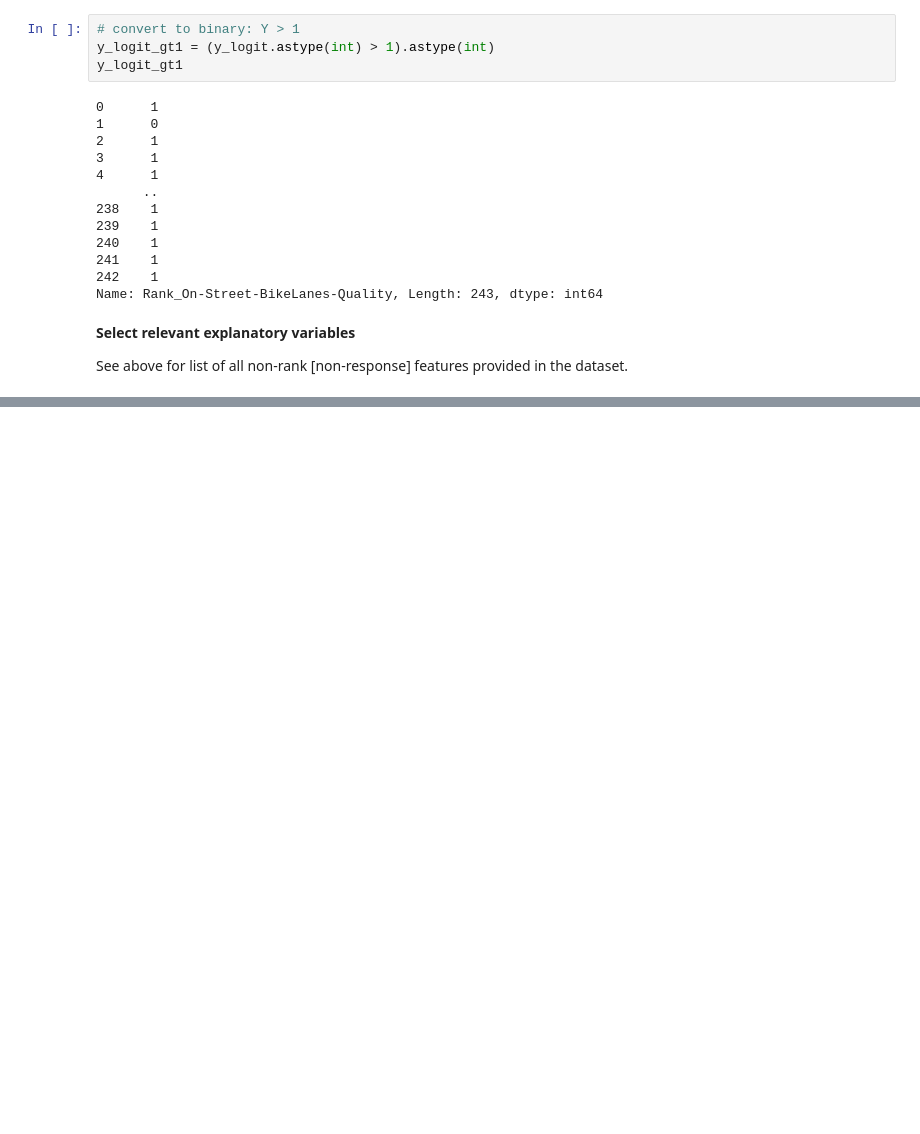
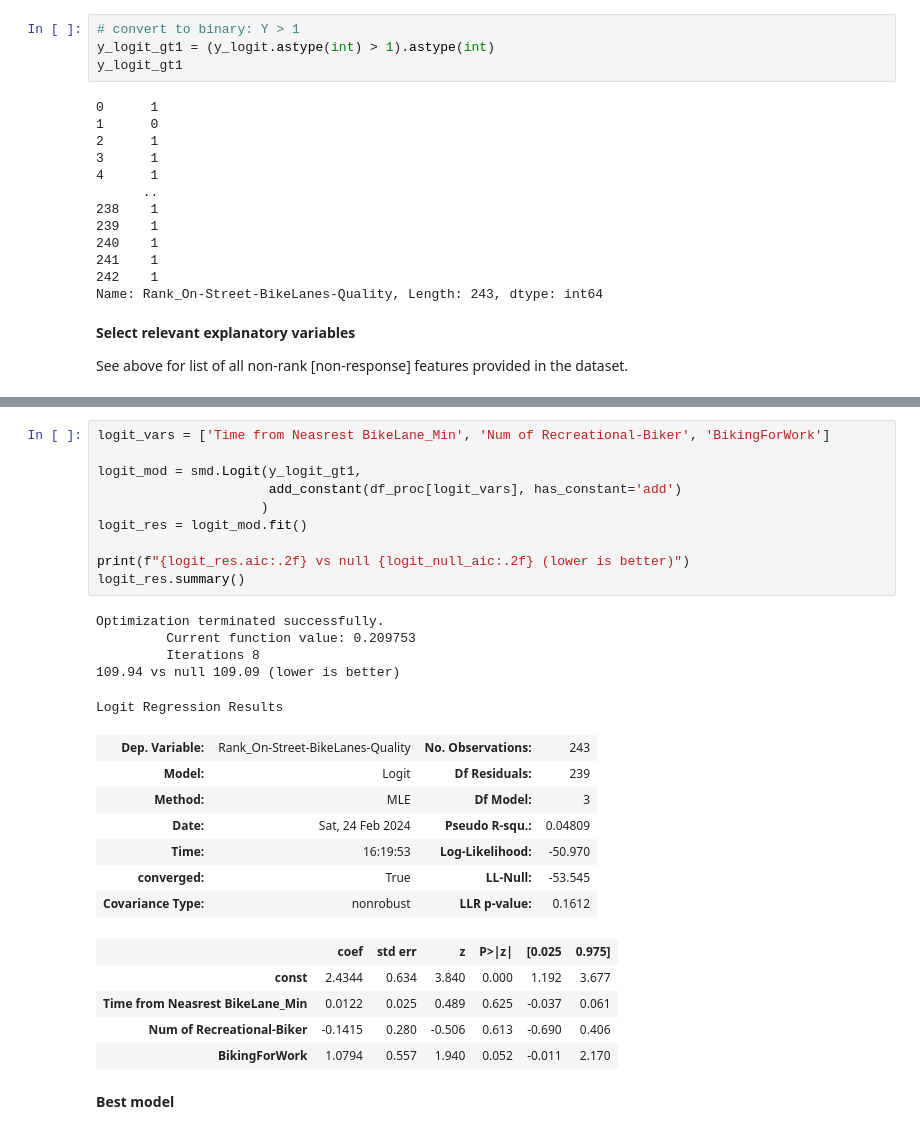
Before and after one commit to tgchen99/CIV1538-Ass1, a Jupyter notebook: CIV1538 - Assignment 1 - Tiggy Chen 1004400784.ipynb, the cells around one changed output, grey strips where cells are left out. Saved outputs shown, nothing was run; the diff lists cells and outputs as text; blank space fills up the shorter version.

```diff
--- a/CIV1538 - Assignment 1 - Tiggy Chen 1004400784.ipynb
+++ b/CIV1538 - Assignment 1 - Tiggy Chen 1004400784.ipynb
@@ -409,0 +585,30 @@ See above for list of all non-rank [non-response] features provided in the datas
+# %%
+logit_vars = ['Time from Neasrest BikeLane_Min', 'Num of Recreational-Biker', 'BikingForWork']
+
+logit_mod = smd.Logit(y_logit_gt1,
+                      add_constant(df_proc[logit_vars], has_constant='add')
+                     )
+logit_res = logit_mod.fit()
+
+print(f"{logit_res.aic:.2f} vs null {logit_null_aic:.2f} (lower is better)")
+logit_res.summary()
+# %% [output]
+Optimization terminated successfully.
+         Current function value: 0.209753
+         Iterations 8
+109.94 vs null 109.09 (lower is better)
+Logit Regression Results
+| Dep. Variable: | Rank_On-Street-BikeLanes-Quality | No. Observations: | 243 |
+| Model: | Logit | Df Residuals: | 239 |
+| Method: | MLE | Df Model: | 3 |
+| Date: | Sat, 24 Feb 2024 | Pseudo R-squ.: | 0.04809 |
+| Time: | 16:19:53 | Log-Likelihood: | -50.970 |
+| converged: | True | LL-Null: | -53.545 |
+| Covariance Type: | nonrobust | LLR p-value: | 0.1612 |
+|  | coef | std err | z | P>|z| | [0.025 | 0.975] |
+| const | 2.4344 | 0.634 | 3.840 | 0.000 | 1.192 | 3.677 |
+| Time from Neasrest BikeLane_Min | 0.0122 | 0.025 | 0.489 | 0.625 | -0.037 | 0.061 |
+| Num of Recreational-Biker | -0.1415 | 0.280 | -0.506 | 0.613 | -0.690 | 0.406 |
+| BikingForWork | 1.0794 | 0.557 | 1.940 | 0.052 | -0.011 | 2.170 |
+# %% [markdown]
+**Best model**
```
Also changed, not shown: parts of 34 cells of this notebook.
